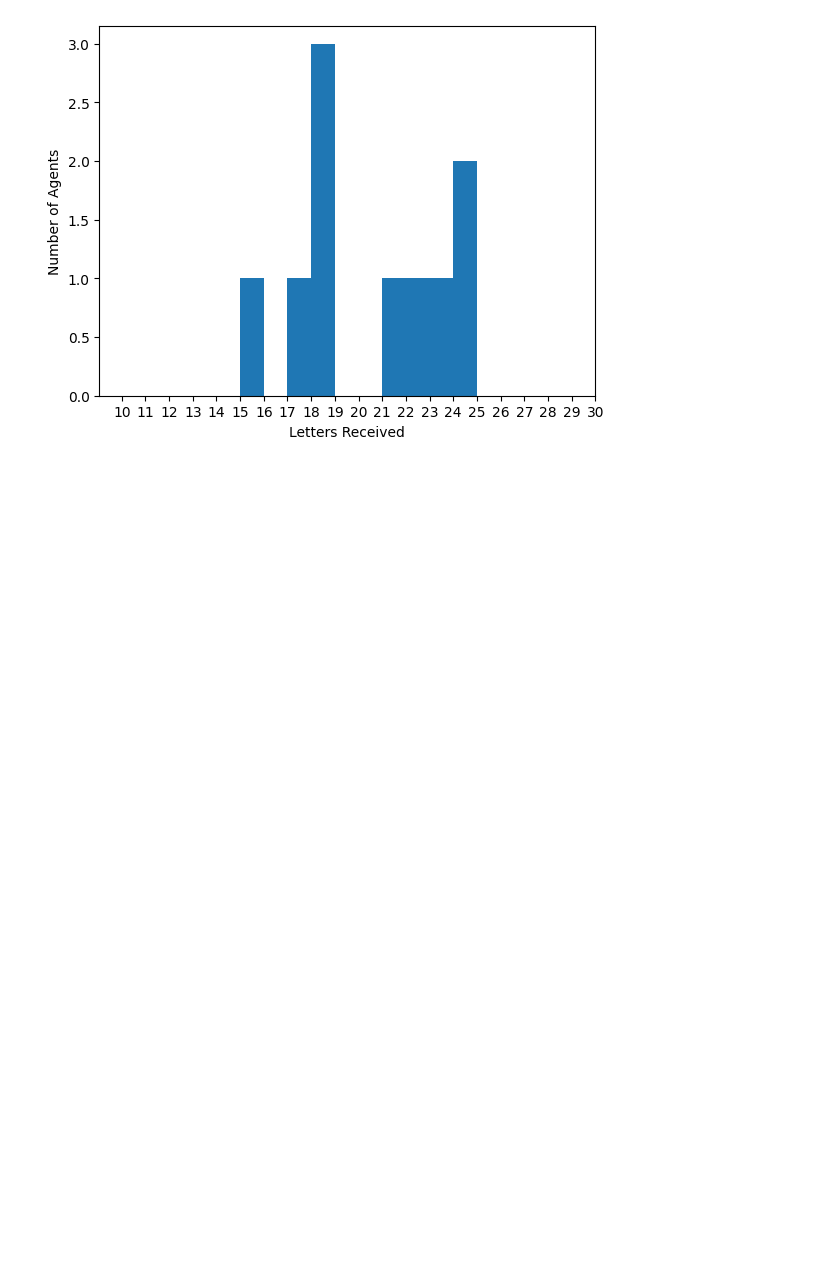
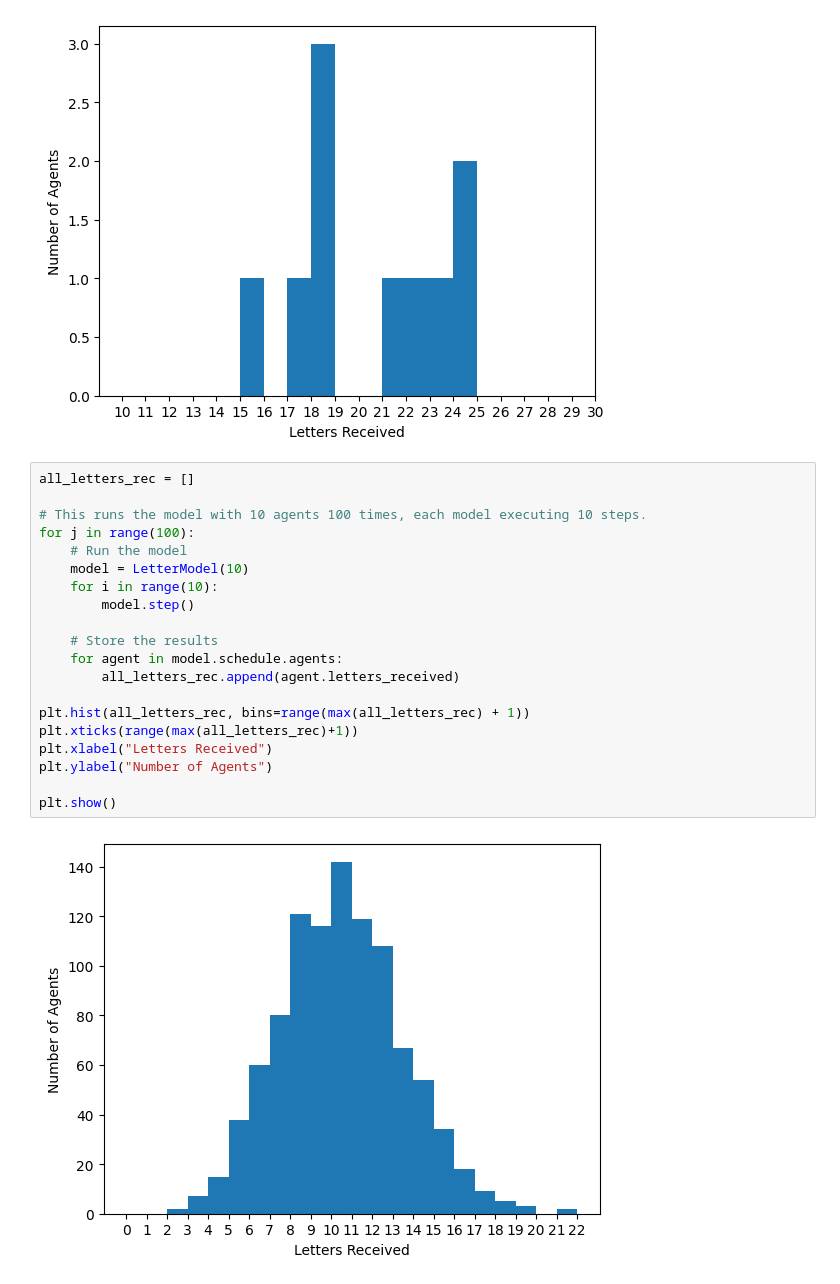
Before and after one commit to JacobBenSchwartz/Programming-Historians-Portfolio, a Jupyter notebook: Simulating-Historical-Communication-Networks.ipynb, the cells around one changed output. Saved outputs shown, nothing was run; the diff lists cells and outputs as text; blank space fills up the shorter version.

Commit message:
Ran the model 100 times and graphed it.

```diff
--- a/Simulating-Historical-Communication-Networks.ipynb
+++ b/Simulating-Historical-Communication-Networks.ipynb
@@ -125,3 +125,25 @@ plt.ylabel("Number of Agents")
 plt.show()
 # %% [output]
 [figure]
+# %%
+all_letters_rec = []
+
+# This runs the model with 10 agents 100 times, each model executing 10 steps.
+for j in range(100):
+    # Run the model
+    model = LetterModel(10)
+    for i in range(10):
+        model.step()
+
+    # Store the results
+    for agent in model.schedule.agents:
+        all_letters_rec.append(agent.letters_received)
+
+plt.hist(all_letters_rec, bins=range(max(all_letters_rec) + 1))
+plt.xticks(range(max(all_letters_rec)+1))
+plt.xlabel("Letters Received")
+plt.ylabel("Number of Agents")
+
+plt.show()
+# %% [output]
+[figure, added]
```
